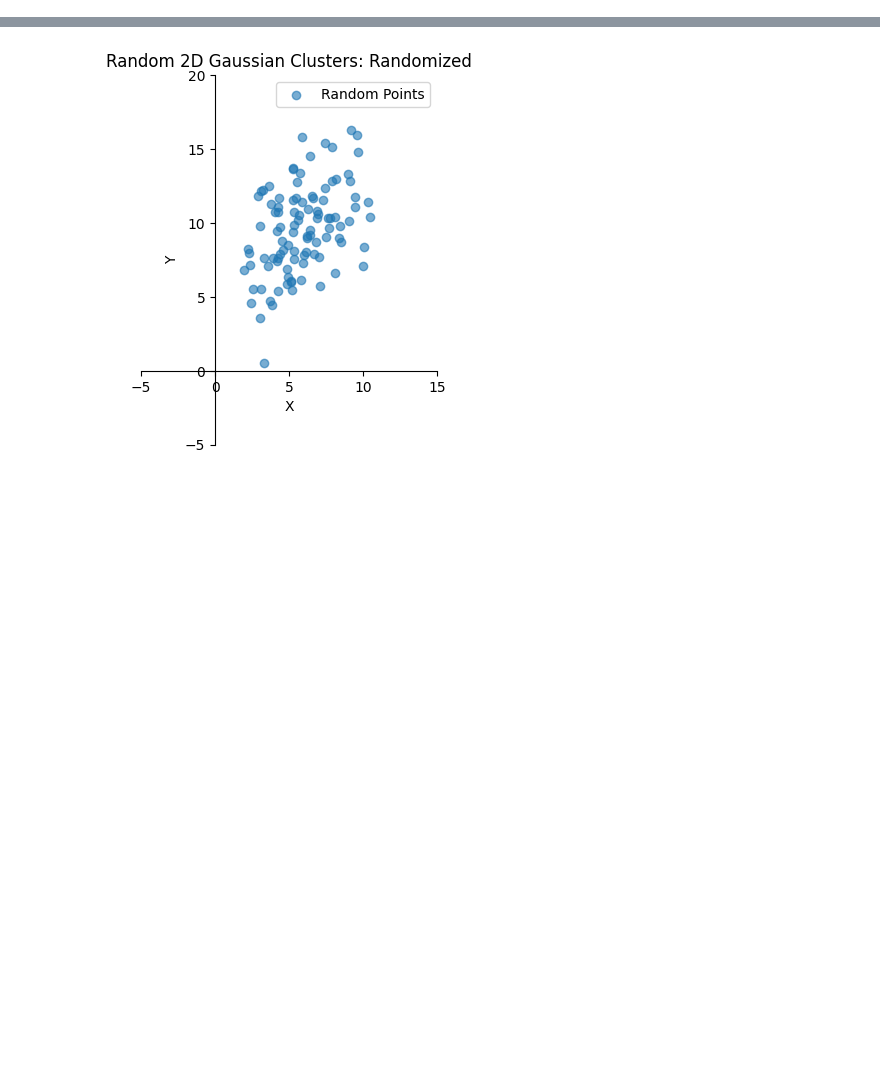
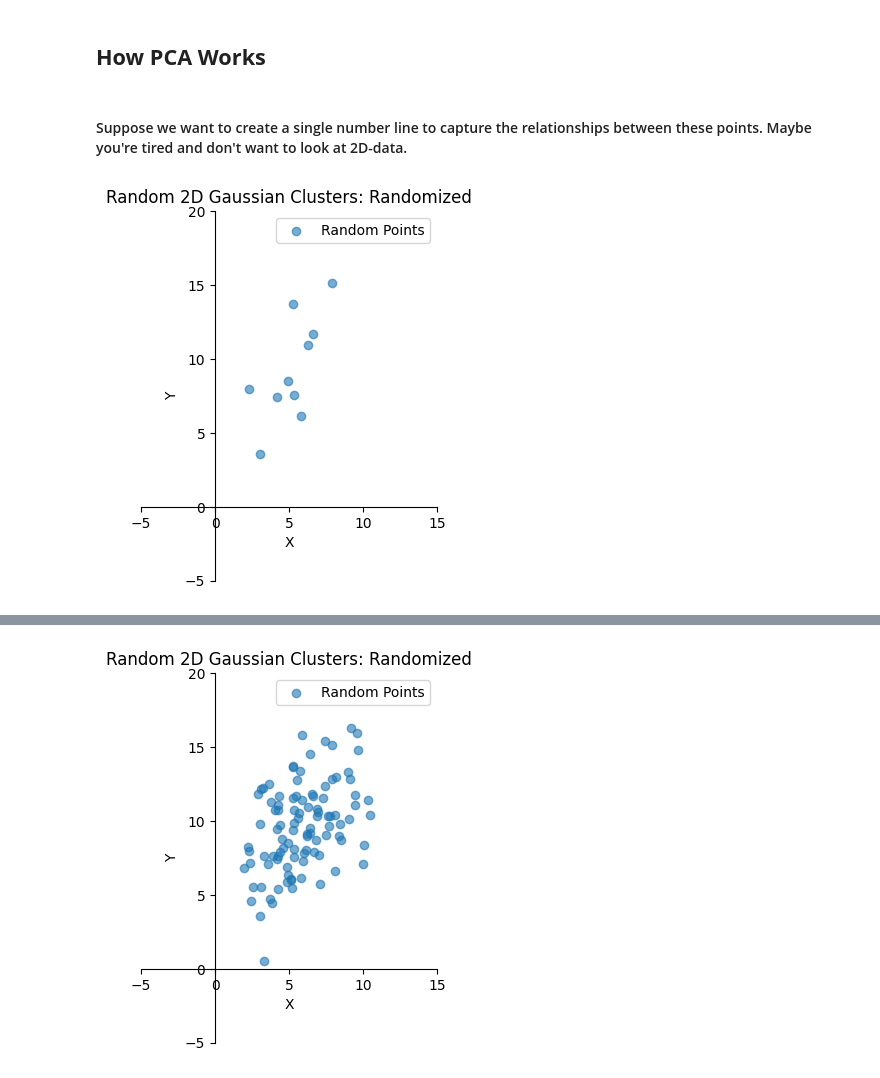
Before and after one commit to KaiiB/ml-under-the-hood, a Jupyter notebook: pca_visualization.ipynb, the cells around one changed output, grey strips where cells are left out. Drawn from its saved outputs; the diff is of its cells as text; code cells hidden in the pictures; blank space fills up the shorter version.

```diff
--- a/pca_visualization.ipynb
+++ b/pca_visualization.ipynb
@@ -1,3 +1,5 @@
+# %% [markdown]
+## **How PCA Works**
 # %%
 # Dependencies
 from IPython.display import display, Math, Latex
@@ -5,0 +11,41 @@ import matplotlib.pyplot as plt
+# %%
+# Parameters
+num_sets = 1          # number of Gaussian clusters
+num_points = 100      # number of points
+dim = 2               # 2D data
+np.random.seed(42)    # for reproducibility
+cov = [[5,4],         # covariance matrix
+       [4,12]]
+
+# Generate Gaussian-distributed data
+data = np.random.multivariate_normal([6,10], cov, size=num_points)
+subset_indices = np.random.choice(data.shape[0], 10, replace=False)
+# %% [markdown]
+#### Suppose we want to create a single number line to capture the relationships between these points. Maybe you're tired and don't want to look at 2D-data.
+# %%
+data_subset = data[subset_indices]
+
+# Create the plot
+fig, ax = plt.subplots()
+ax.set_xlim(-5, 15)
+ax.set_ylim(-5, 20)
+ax.set_aspect('equal')
+ax.spines['left'].set_position('zero')
+ax.spines['bottom'].set_position('zero')
+ax.spines['right'].set_color('none')
+ax.spines['top'].set_color('none')
+
+# Plot data
+plt.scatter(data_subset[:, 0],
+            data_subset[:, 1],
+            alpha=0.6,
+            label='Random Points'
+            )
+
+plt.title('Random 2D Gaussian Clusters: Randomized')
+plt.xlabel('X')
+plt.ylabel('Y')
+plt.legend()
+plt.show()
+# %% [output]
+[figure, added]
```
Also changed, not shown: parts of 45 cells of this notebook.
